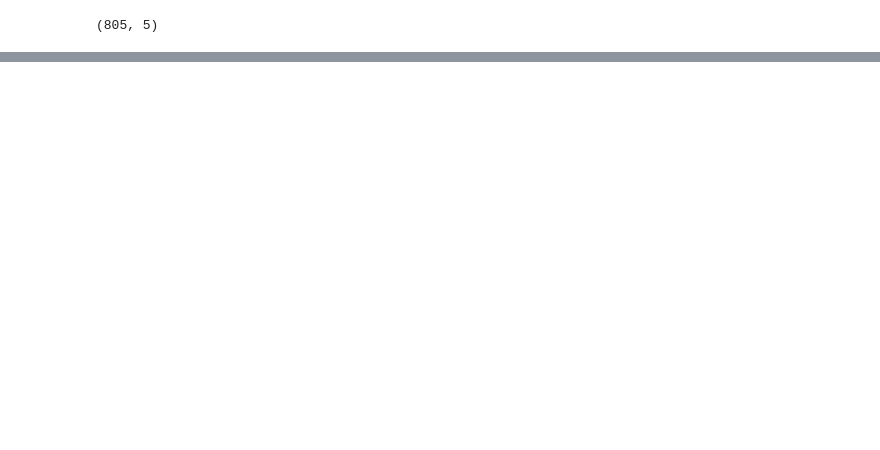
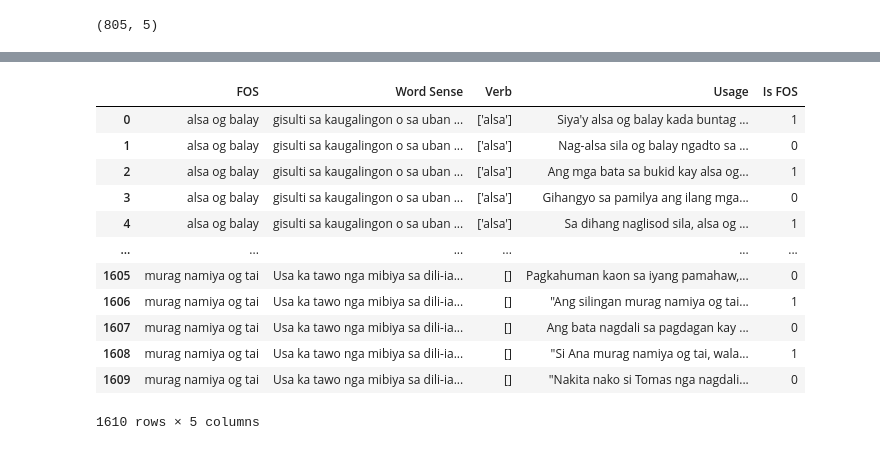
Before and after one commit to MiguelPartosa/Thesis-FOS-BinaryClass-WSD, a Jupyter notebook: Thesis_Implementation_1_2.ipynb, the cells around one changed output, grey strips where cells are left out. Saved outputs shown, nothing was run; the diff lists cells and outputs as text; code cells hidden in the pictures; blank space fills up the shorter version.

```diff
--- a/Thesis_Implementation_1_2.ipynb
+++ b/Thesis_Implementation_1_2.ipynb
@@ -468,3 +480,20 @@ df_merged_final_labels.head(3)
+# %%
+df_merged_final_labels = SplitUsage(df_merged_final)
+df_merged_final_labels
+# %% [output]
+|  | FOS | Word Sense | Verb | Usage | Is FOS |
+| 0 | alsa og balay | gisulti sa kaugalingon o sa uban ... | ['alsa'] | Siya'y alsa og balay kada buntag ... | 1 |
+| 1 | alsa og balay | gisulti sa kaugalingon o sa uban ... | ['alsa'] | Nag-alsa sila og balay ngadto sa ... | 0 |
+| 2 | alsa og balay | gisulti sa kaugalingon o sa uban ... | ['alsa'] | Ang mga bata sa bukid kay alsa og... | 1 |
+| 3 | alsa og balay | gisulti sa kaugalingon o sa uban ... | ['alsa'] | Gihangyo sa pamilya ang ilang mga... | 0 |
+| 4 | alsa og balay | gisulti sa kaugalingon o sa uban ... | ['alsa'] | Sa dihang naglisod sila, alsa og ... | 1 |
+| ... | ... | ... | ... | ... | ... |
+| 1605 | murag namiya og tai | Usa ka tawo nga mibiya sa dili-ia... | [] | Pagkahuman kaon sa iyang pamahaw,... | 0 |
+| 1606 | murag namiya og tai | Usa ka tawo nga mibiya sa dili-ia... | [] | "Ang silingan murag namiya og tai... | 1 |
+| 1607 | murag namiya og tai | Usa ka tawo nga mibiya sa dili-ia... | [] | Ang bata nagdali sa pagdagan kay ... | 0 |
+| 1608 | murag namiya og tai | Usa ka tawo nga mibiya sa dili-ia... | [] | "Si Ana murag namiya og tai, wala... | 1 |
+| 1609 | murag namiya og tai | Usa ka tawo nga mibiya sa dili-ia... | [] | "Nakita nako si Tomas nga nagdali... | 0 |
+1610 rows × 5 columns
 # %%
 df_merged_final_labels.to_excel(
     "../../Dataset/Final_Dataset_WithLabels.xlsx", index=False)
```
Also changed, not shown: parts of 17 cells of this notebook, 11 other files.
